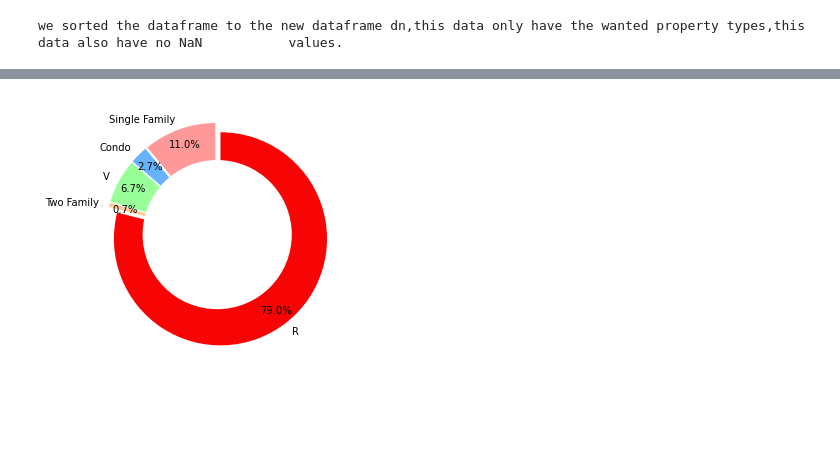
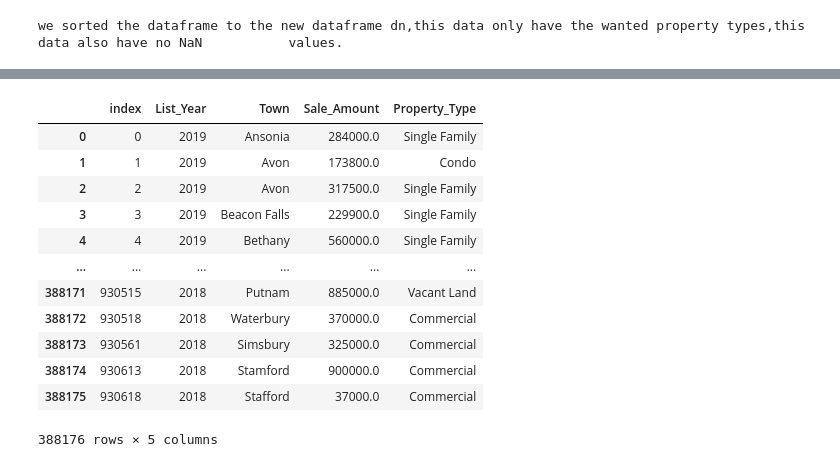
Before and after one commit to Nadav-Frozenfer/Data1, a Jupyter notebook: Maryland's total residential sales from 2002 to 2018.ipynb, the cells around one changed output, grey strips where cells are left out. Drawn from its saved outputs; the diff is of its cells as text; code cells hidden in the pictures; blank space fills up the shorter version.

```diff
--- a/Maryland's total residential sales from 2002 to 2018.ipynb
+++ b/Maryland's total residential sales from 2002 to 2018.ipynb
@@ -128,20 +154,17 @@ TOTALv=367627
-# %%
-# Pie chart-for the diffrent property types
-labels = ['Single Family', 'Condo', 'V','Two Family', 'R']
-sizes = [SFv/TOTALv, Cv/TOTALv,Vv/TOTALv, TFv/TOTALv,Rv/TOTALv]
-
-colors = ['#ff9999','#66b3ff','#99ff99','#ffcc99','#f70505']
-
-explode = (0.05,0.05,0.05,0.05,0.05)
-
-plt.pie(sizes, colors = colors, labels=labels, autopct='%1.1f%%', startangle=90, pctdistance=0.85, explode = explode)
-
-centre_circle = plt.Circle((0,0),0.70,fc='white')
-fig = plt.gcf()
-fig.gca().add_artist(centre_circle)
-
-
-plt.tight_layout()
-plt.show()
-# %% [output]
-[figure, removed]
+# %%
+dn = dn.reset_index()
+dn
+# %% [output]
+|  | index | List_Year | Town | Sale_Amount | Property_Type |
+| 0 | 0 | 2019 | Ansonia | 284000.0 | Single Family |
+| 1 | 1 | 2019 | Avon | 173800.0 | Condo |
+| 2 | 2 | 2019 | Avon | 317500.0 | Single Family |
+| 3 | 3 | 2019 | Beacon Falls | 229900.0 | Single Family |
+| 4 | 4 | 2019 | Bethany | 560000.0 | Single Family |
+| ... | ... | ... | ... | ... | ... |
+| 388171 | 930515 | 2018 | Putnam | 885000.0 | Vacant Land |
+| 388172 | 930518 | 2018 | Waterbury | 370000.0 | Commercial |
+| 388173 | 930561 | 2018 | Simsbury | 325000.0 | Commercial |
+| 388174 | 930613 | 2018 | Stamford | 900000.0 | Commercial |
+| 388175 | 930618 | 2018 | Stafford | 37000.0 | Commercial |
+388176 rows × 5 columns
```
Also changed, not shown: parts of 30 cells of this notebook.
